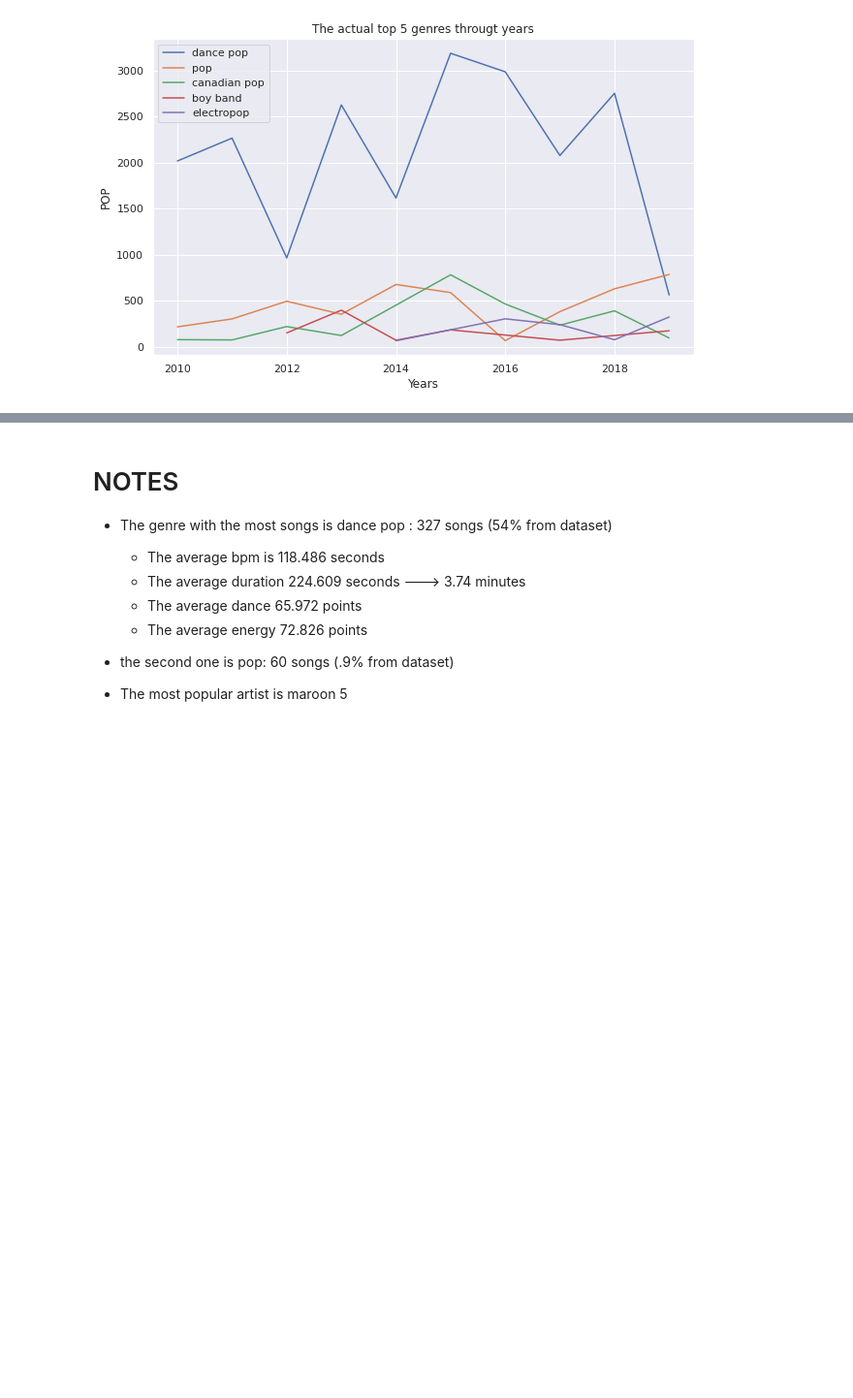
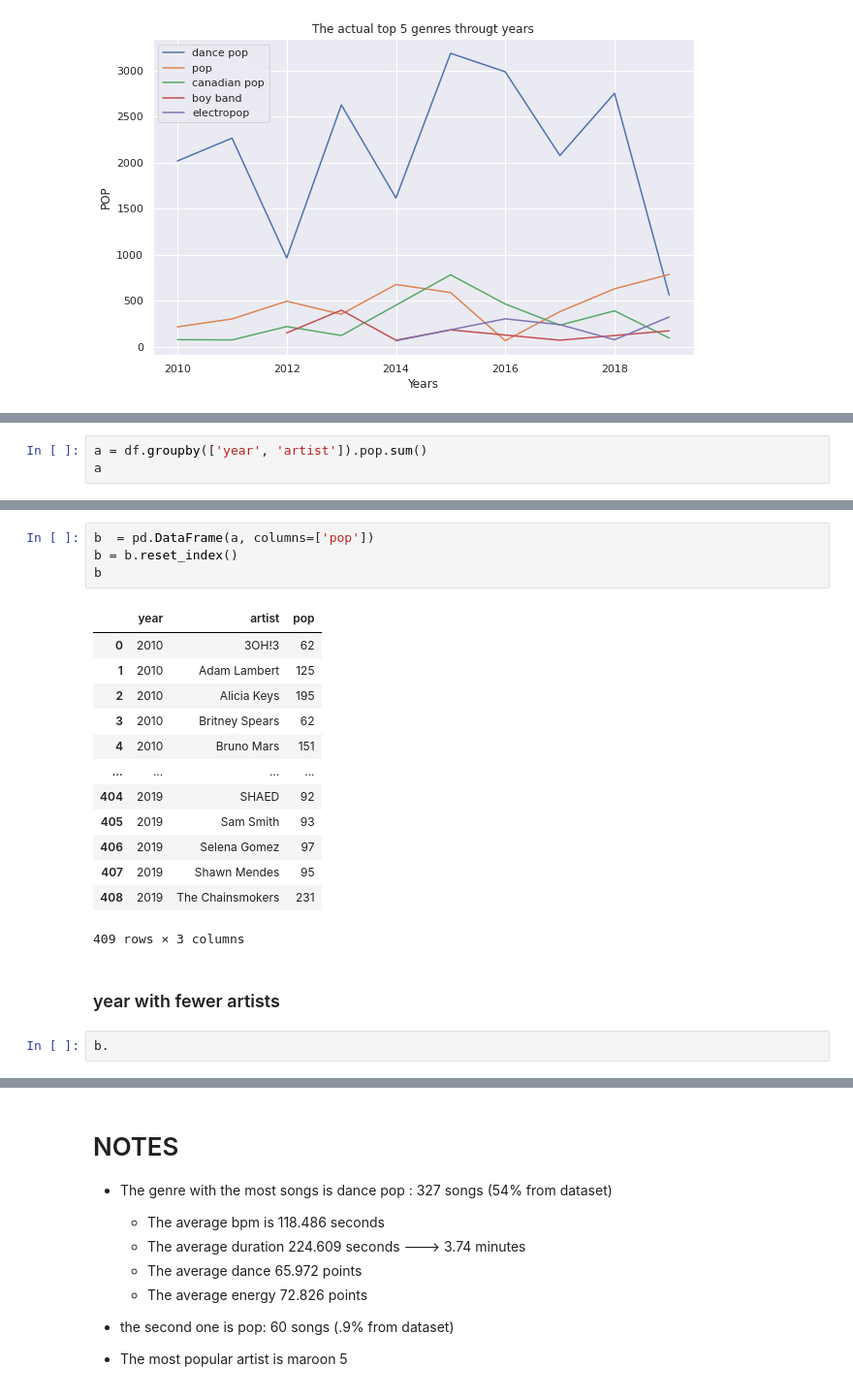
Before and after one commit to ADRIANVM117/proyectos_propios, a Jupyter notebook: mini_proyectos/spotify_advm/spotify_advm.ipynb, the cells around one changed output, grey strips where cells are left out. Shown at 97% size. Drawn from its saved outputs; the diff is of its cells as text; blank space fills up the shorter version.

```diff
--- a/mini_proyectos/spotify_advm/spotify_advm.ipynb
+++ b/mini_proyectos/spotify_advm/spotify_advm.ipynb
@@ -306,0 +293,3 @@ plt.legend(['dance pop','pop','canadian pop','boy band','electropop'])
+# %%
+a = df.groupby(['year', 'artist']).pop.sum()
+a
@@ -306,0 +310,22 @@ plt.legend(['dance pop','pop','canadian pop','boy band','electropop'])
+# %%
+b  = pd.DataFrame(a, columns=['pop'])
+b = b.reset_index()
+b
+# %% [output]
+|  | year | artist | pop |
+| 0 | 2010 | 3OH!3 | 62 |
+| 1 | 2010 | Adam Lambert | 125 |
+| 2 | 2010 | Alicia Keys | 195 |
+| 3 | 2010 | Britney Spears | 62 |
+| 4 | 2010 | Bruno Mars | 151 |
+| ... | ... | ... | ... |
+| 404 | 2019 | SHAED | 92 |
+| 405 | 2019 | Sam Smith | 93 |
+| 406 | 2019 | Selena Gomez | 97 |
+| 407 | 2019 | Shawn Mendes | 95 |
+| 408 | 2019 | The Chainsmokers | 231 |
+409 rows × 3 columns
+# %% [markdown]
+### year with fewer artists
+# %%
+b.
```
Also changed, not shown: parts of 4 cells of this notebook.
